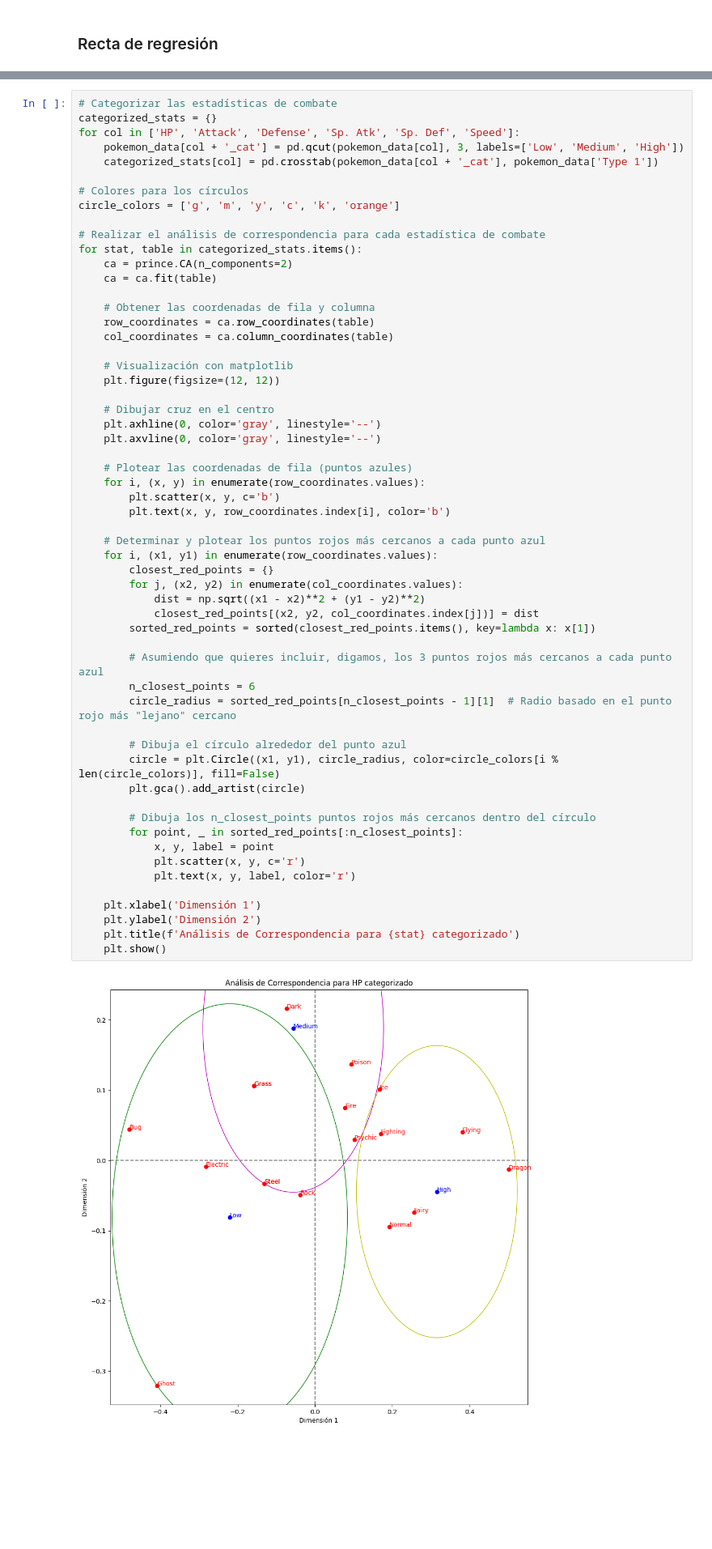
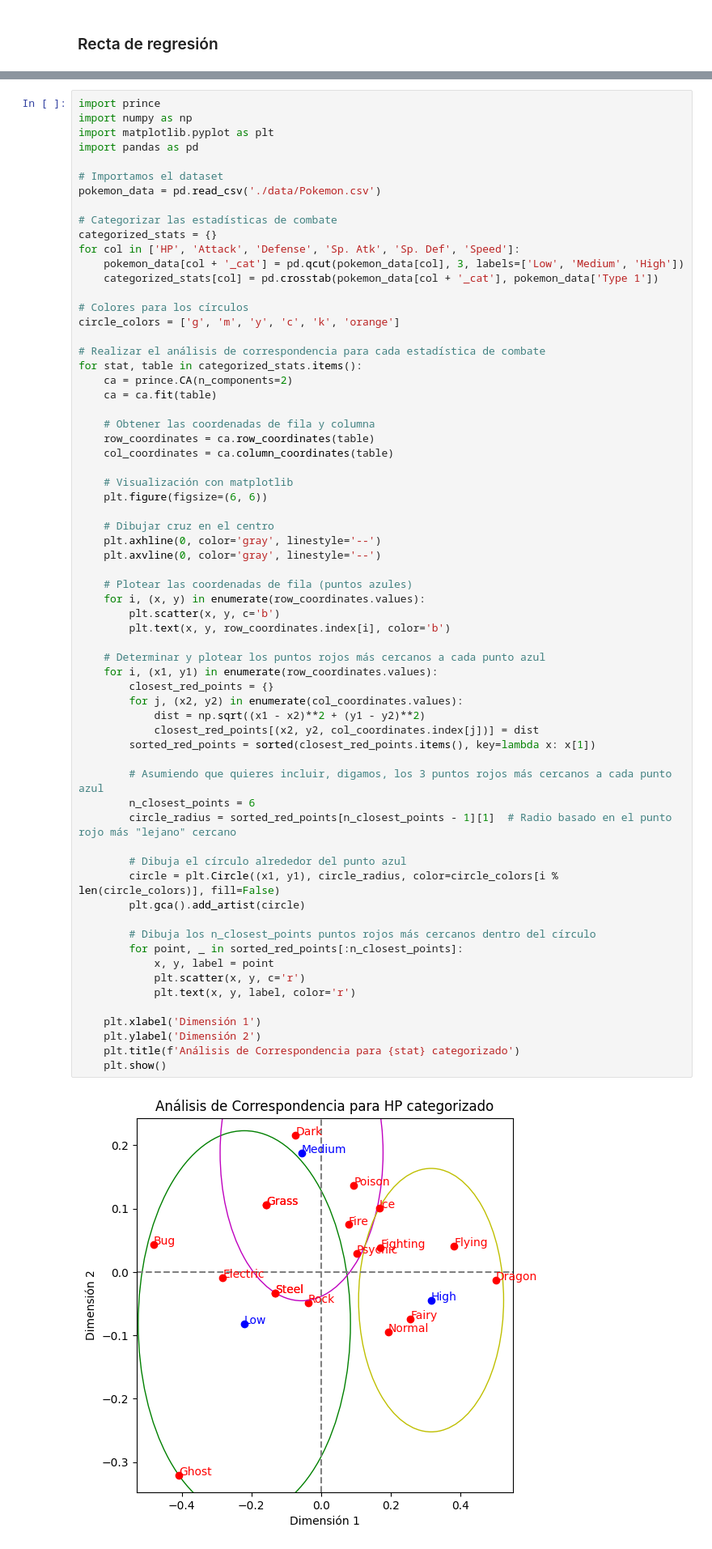
Before and after one commit to IxyzDev/DataInsightHub, a Jupyter notebook: 03-tareas/01-tarea/main.ipynb, the cells around one changed output, grey strips where cells are left out. Shown: that part at 81% size. Drawn from its saved outputs; the diff is of its cells as text; blank space fills up the shorter version.

```diff
--- a/03-tareas/01-tarea/main.ipynb
+++ b/03-tareas/01-tarea/main.ipynb
@@ -430,6 +573,14 @@ clases.
 * **Tipo 1 y Tipo 2**: Variables categóricas que indican el tipo de Pokémon
 * **HP, Attack, Defense, Sp. Atk, Sp. Def y Speed**: Variables numéricas que representan las estadísticas de combate
 # %%
+import prince
+import numpy as np
+import matplotlib.pyplot as plt
+import pandas as pd
+
+# Importamos el dataset
+pokemon_data = pd.read_csv('./data/Pokemon.csv')
+
 # Categorizar las estadísticas de combate
 categorized_stats = {}
 for col in ['HP', 'Attack', 'Defense', 'Sp. Atk', 'Sp. Def', 'Speed']:
@@ -449,7 +600,7 @@ for stat, table in categorized_stats.items():
     col_coordinates = ca.column_coordinates(table)
 
     # Visualización con matplotlib
-    plt.figure(figsize=(12, 12))
+    plt.figure(figsize=(6, 6))
 
     # Dibujar cruz en el centro
     plt.axhline(0, color='gray', linestyle='--')
@@ -460,31 +611,31 @@ for stat, table in categorized_stats.items():
         plt.scatter(x, y, c='b')
         plt.text(x, y, row_coordinates.index[i], color='b')
 
     # Determinar y plotear los puntos rojos más cercanos a cada punto azul
     for i, (x1, y1) in enumerate(row_coordinates.values):
         closest_red_points = {}
         for j, (x2, y2) in enumerate(col_coordinates.values):
             dist = np.sqrt((x1 - x2)**2 + (y1 - y2)**2)
             closest_red_points[(x2, y2, col_coordinates.index[j])] = dist
         sorted_red_points = sorted(closest_red_points.items(), key=lambda x: x[1])
 
         # Asumiendo que quieres incluir, digamos, los 3 puntos rojos más cercanos a cada punto azul
         n_closest_points = 6
         circle_radius = sorted_red_points[n_closest_points - 1][1]  # Radio basado en el punto rojo más "lejano" cercano
 
         # Dibuja el círculo alrededor del punto azul
         circle = plt.Circle((x1, y1), circle_radius, color=circle_colors[i % len(circle_colors)], fill=False)
         plt.gca().add_artist(circle)
 
         # Dibuja los n_closest_points puntos rojos más cercanos dentro del círculo
         for point, _ in sorted_red_points[:n_closest_points]:
             x, y, label = point
             plt.scatter(x, y, c='r')
             plt.text(x, y, label, color='r')
 
     plt.xlabel('Dimensión 1')
     plt.ylabel('Dimensión 2')
     plt.title(f'Análisis de Correspondencia para {stat} categorizado')
     plt.show()
 # %% [output]
-[figure, old version]
+[figure, new version]
```
Also changed, not shown: parts of 48 cells of this notebook.
